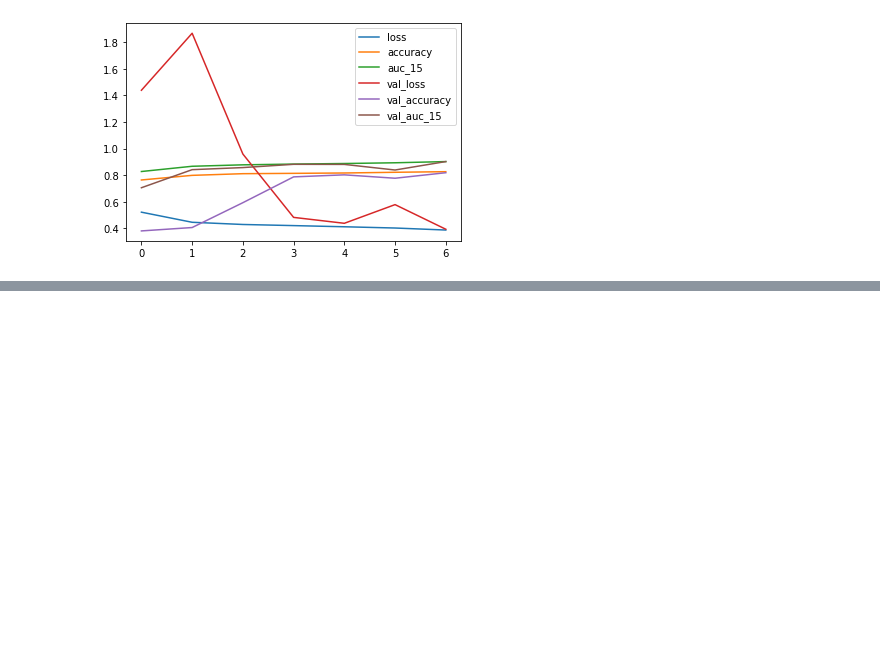
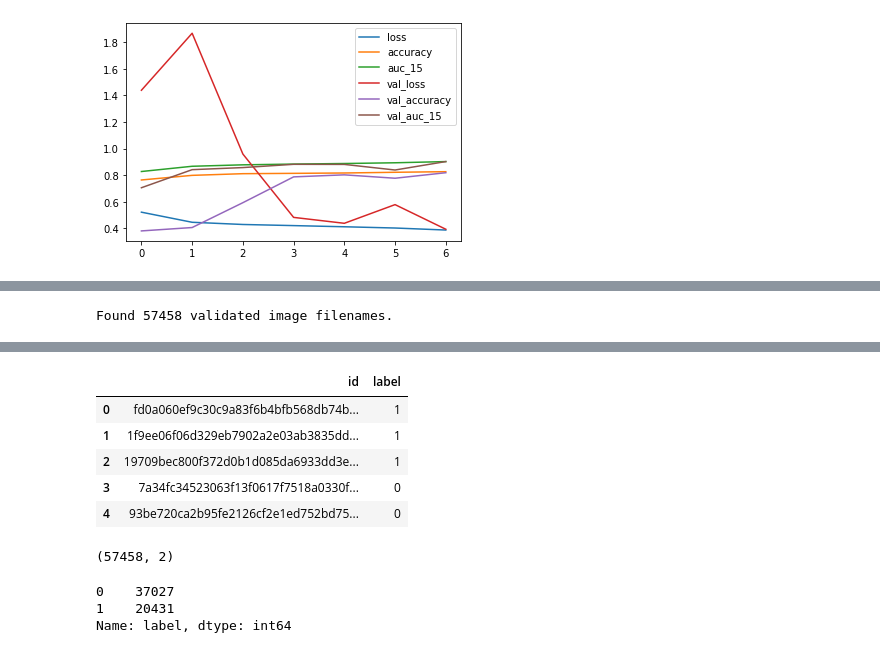
Before and after one commit to Pdegoffau/kaggle-histopathologic-cancer-detection, a Jupyter notebook: kaggle-histopathologic-cancer-detection.ipynb, the cells around one changed output, grey strips where cells are left out. Saved outputs shown, nothing was run; the diff lists cells and outputs as text; code cells hidden in the pictures; blank space fills up the shorter version.

Commit message:
Fix submission to use the model correctly and achieve a more reasonable score

```diff
--- a/kaggle-histopathologic-cancer-detection.ipynb
+++ b/kaggle-histopathologic-cancer-detection.ipynb
@@ -478,0 +435,8 @@ submission.to_csv("submission.csv", index = False, header = True) #create the su
+# %%
+TESTDIR = 'assignment/histopathologic-cancer-detection/test/'
+# %%
+test_set = os.listdir(TESTDIR)
+# %%
+test_df = pd.DataFrame(test_set)
+test_df.columns = ['id']
+test_df.head()
@@ -478,0 +450,28 @@ submission.to_csv("submission.csv", index = False, header = True) #create the su
+# %%
+test_datagen=ImageDataGenerator(rescale=1/255)
+
+test_generator=test_datagen.flow_from_dataframe(dataframe=test_df,directory=TESTDIR,
+                x_col="id",batch_size=64,seed=1234,shuffle=False,
+                class_mode=None,target_size=(96,96))
+# %% [output]
+Found 57458 validated image filenames.
+# %%
+STEP_SIZE_TEST=test_generator.n/2
+
+preds = model.predict_generator(generator=test_generator,steps=STEP_SIZE_TEST, verbose = 1)
+
+predictions = []
+
+for pred in preds:
+    if pred >= 0.5:
+        predictions.append(1)
+    else:
+        predictions.append(0)
+
+predictions[:10]
+
+submission = test_df.copy()
+submission['id']=submission['id'].str[:-4]
+submission['label']=predictions
+submission.head()
+# %% [output]
@@ -478,0 +479,16 @@ submission.to_csv("submission.csv", index = False, header = True) #create the su
+|  | id | label |
+| 0 | fd0a060ef9c30c9a83f6b4bfb568db74b... | 1 |
+| 1 | 1f9ee06f06d329eb7902a2e03ab3835dd... | 1 |
+| 2 | 19709bec800f372d0b1d085da6933dd3e... | 1 |
+| 3 | 7a34fc34523063f13f0617f7518a0330f... | 0 |
+| 4 | 93be720ca2b95fe2126cf2e1ed752bd75... | 0 |
+# %%
+submission.shape
+# %% [output]
+(57458, 2)
+# %%
+submission.label.value_counts()
+# %% [output]
+0    37027
+1    20431
+Name: label, dtype: int64
```
Also changed, not shown: parts of 19 cells of this notebook, 1 other file.
